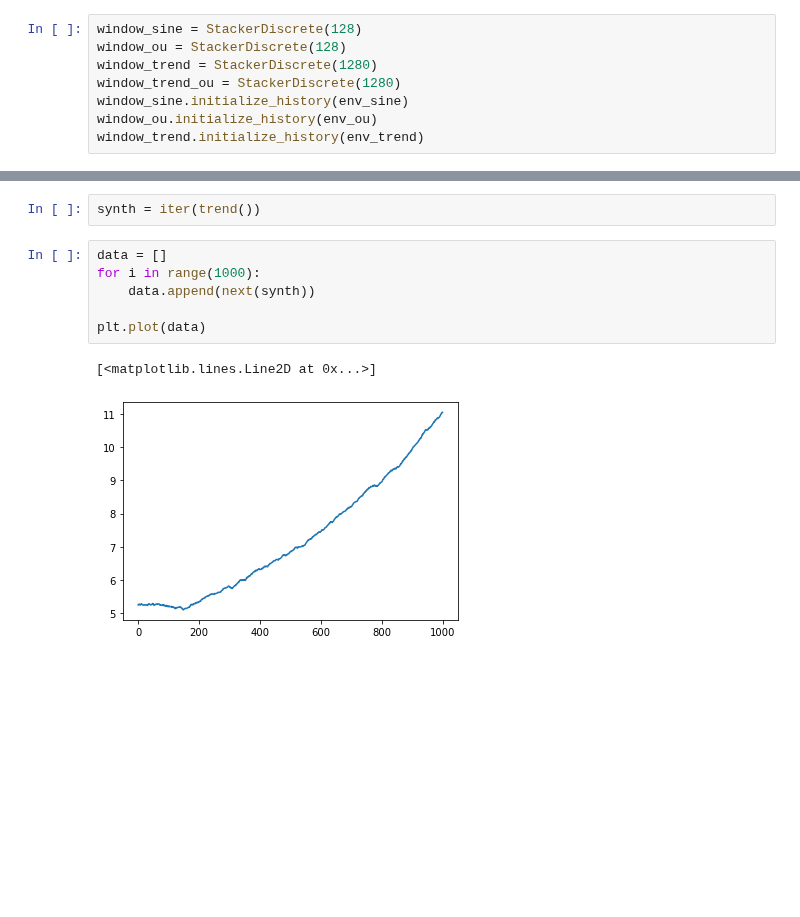
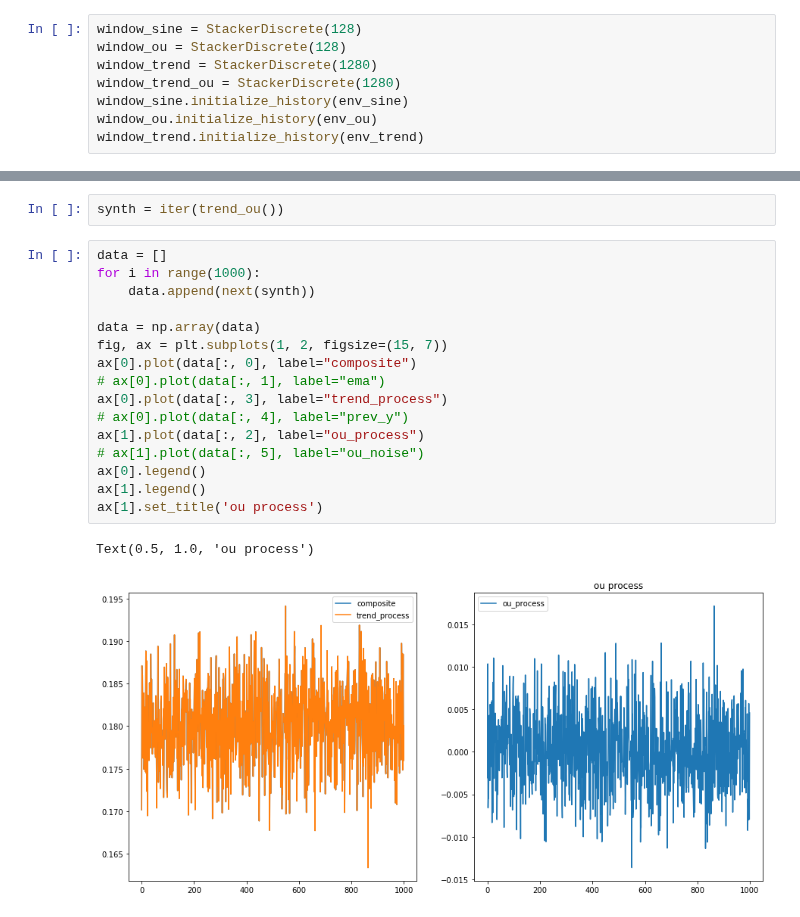
Before and after one commit to Hanwant/madigan, a Jupyter notebook: notebooks/trendOU_synth.ipynb, the cells around one changed output, grey strips where cells are left out. Drawn from its saved outputs; the diff is of its cells as text; blank space fills up the shorter version.

```diff
--- a/notebooks/trendOU_synth.ipynb
+++ b/notebooks/trendOU_synth.ipynb
@@ -144,11 +167,21 @@ def trend_ou():
 # %%
-synth = iter(trend())
+synth = iter(trend_ou())
-# %%
-data = []
-for i in range(1000):
-    data.append(next(synth))
-
-plt.plot(data)
-# %% [output]
-[<matplotlib.lines.Line2D at 0x...>]
-[figure, removed]
+# %%
+data = []
+for i in range(1000):
+    data.append(next(synth))
+
+data = np.array(data)
+fig, ax = plt.subplots(1, 2, figsize=(15, 7))
+ax[0].plot(data[:, 0], label="composite")
+# ax[0].plot(data[:, 1], label="ema")
+ax[0].plot(data[:, 3], label="trend_process")
+# ax[0].plot(data[:, 4], label="prev_y")
+ax[1].plot(data[:, 2], label="ou_process")
+# ax[1].plot(data[:, 5], label="ou_noise")
+ax[0].legend()
+ax[1].legend()
+ax[1].set_title('ou process')
+# %% [output]
+Text(0.5, 1.0, 'ou process')
+[figure, added]
```
Also changed, not shown: parts of 5 cells of this notebook, 8 other files.
